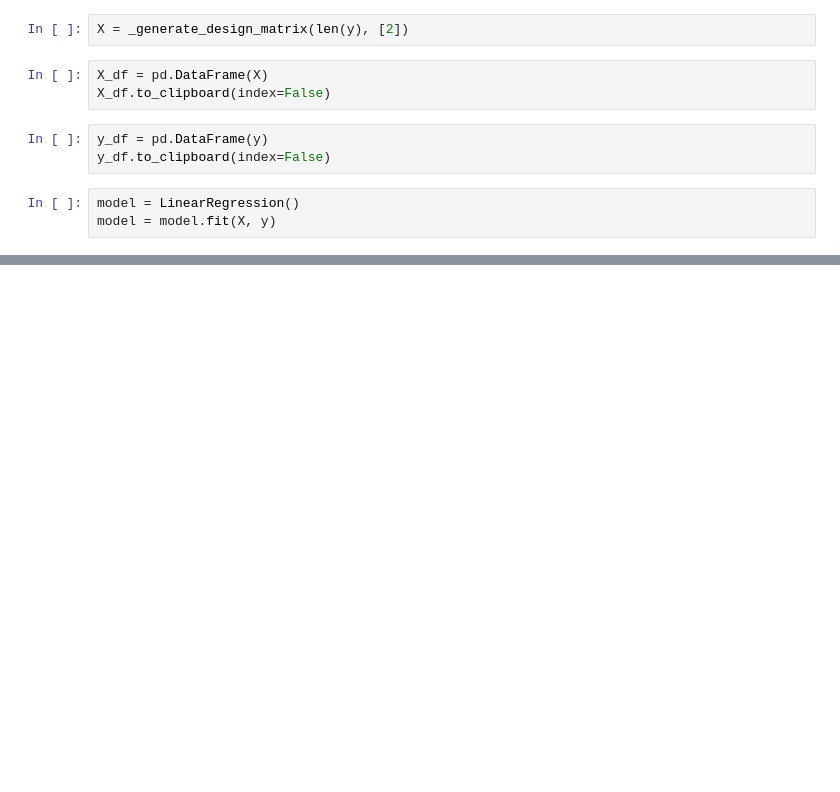
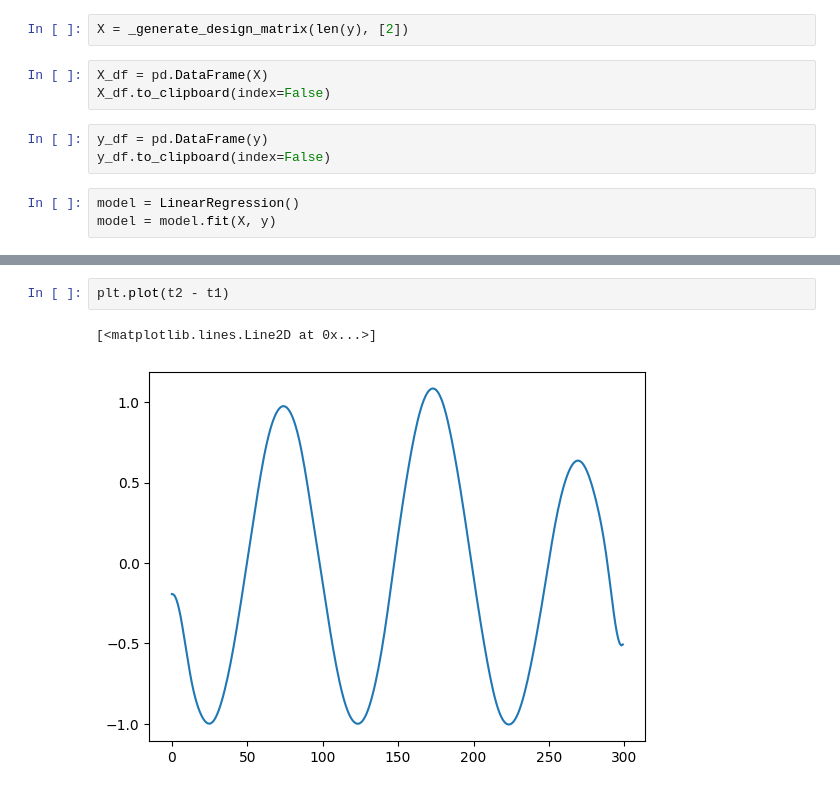
Before and after one commit to roy-stephen/seasons, a Jupyter notebook: seasons/examples/base_usage.ipynb, the cells around one changed output, grey strips where cells are left out. Drawn from its saved outputs; the diff is of its cells as text; blank space fills up the shorter version.

```diff
--- a/seasons/examples/base_usage.ipynb
+++ b/seasons/examples/base_usage.ipynb
@@ -107,0 +154,5 @@ model = model.fit(X, y)
+# %%
+plt.plot(t2 - t1)
+# %% [output]
+[<matplotlib.lines.Line2D at 0x...>]
+[figure, added]
```
Also changed, not shown: parts of 9 cells of this notebook, 5 other files.
